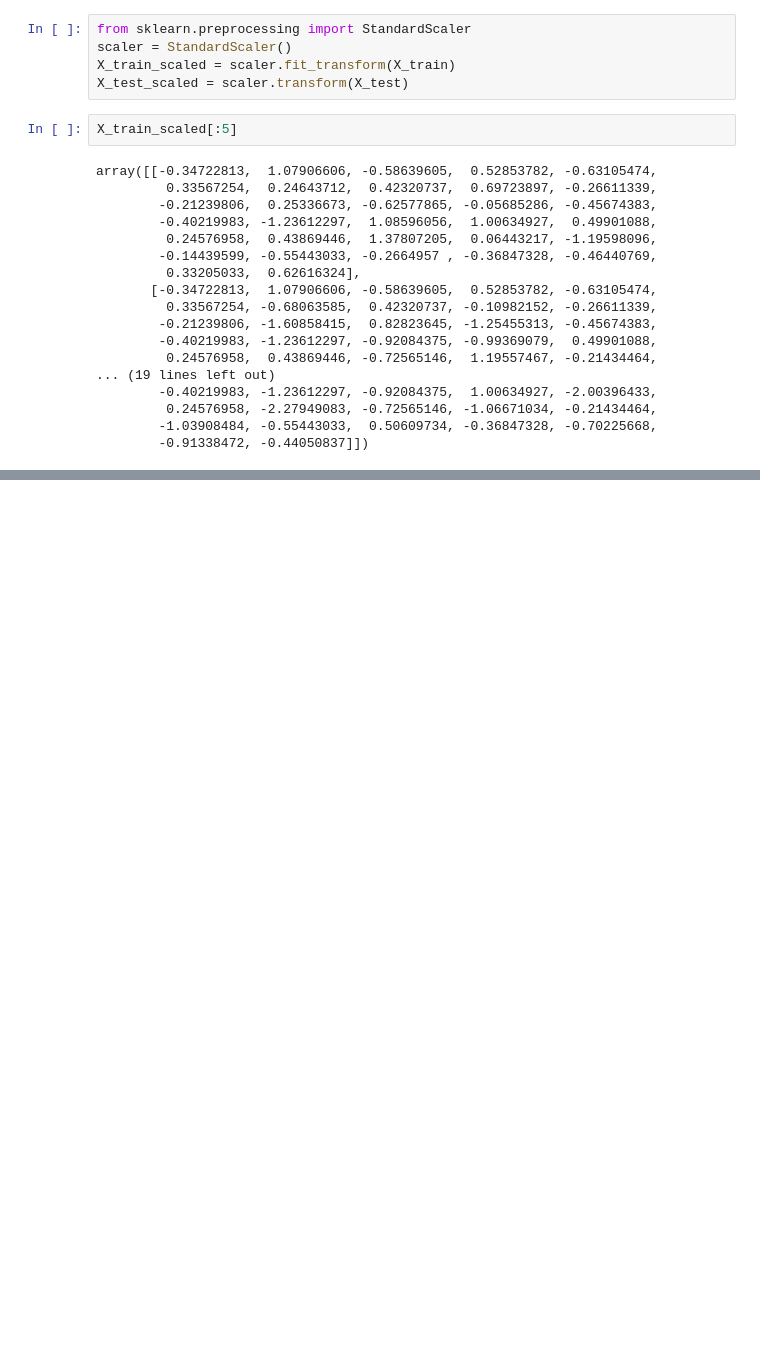
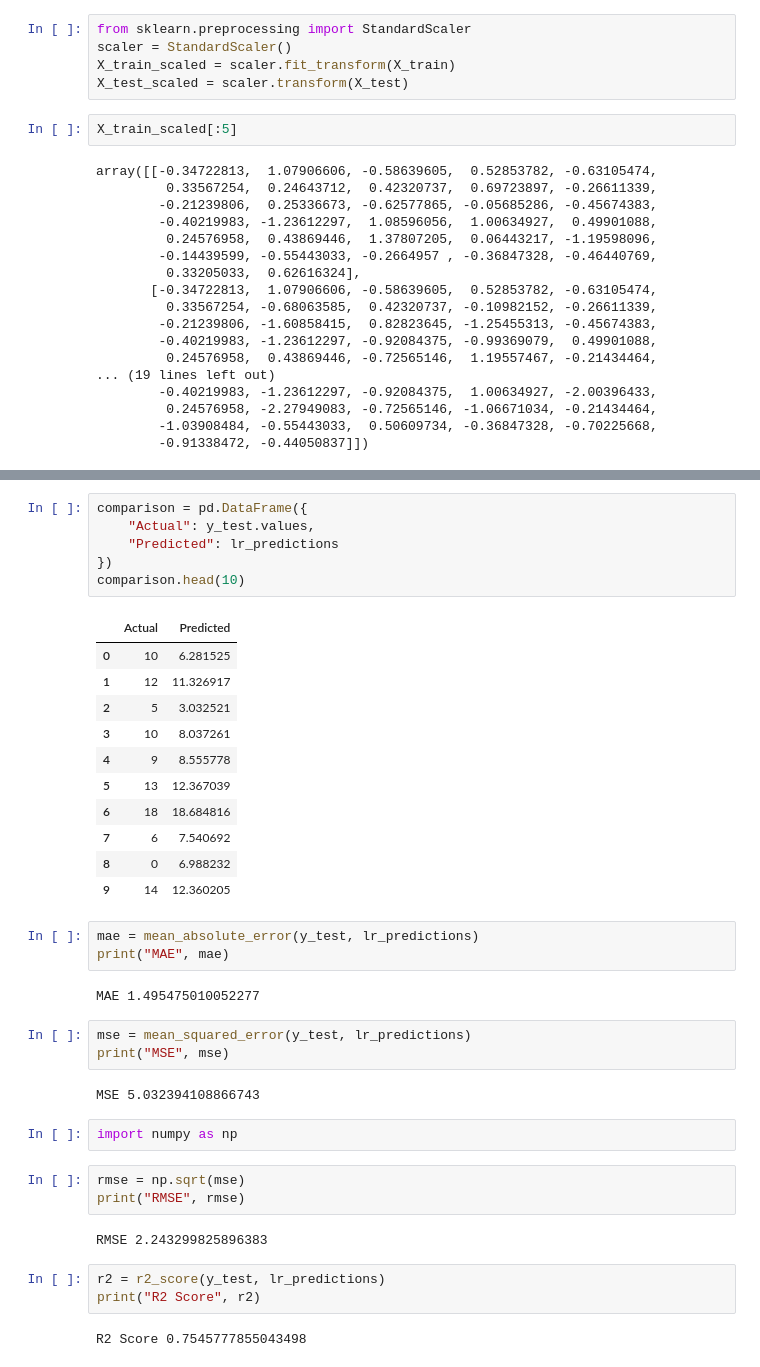
Before and after one commit to Purva-Kakadiya/student-performance-prediction, a Jupyter notebook: notebooks/Student_Performance.ipynb, the cells around one changed output, grey strips where cells are left out. Cells and saved outputs as stored; diff of their text form; blank space fills up the shorter version.

```diff
--- a/notebooks/Student_Performance.ipynb
+++ b/notebooks/Student_Performance.ipynb
@@ -113,0 +131,40 @@ array([[-0.34722813,  1.07906606, -0.58639605,  0.52853782, -0.63105474,
+# %%
+comparison = pd.DataFrame({
+    "Actual": y_test.values,
+    "Predicted": lr_predictions
+})
+comparison.head(10)
+# %% [output]
+|  | Actual | Predicted |
+| 0 | 10 | 6.281525 |
+| 1 | 12 | 11.326917 |
+| 2 | 5 | 3.032521 |
+| 3 | 10 | 8.037261 |
+| 4 | 9 | 8.555778 |
+| 5 | 13 | 12.367039 |
+| 6 | 18 | 18.684816 |
+| 7 | 6 | 7.540692 |
+| 8 | 0 | 6.988232 |
+| 9 | 14 | 12.360205 |
+# %%
+mae = mean_absolute_error(y_test, lr_predictions)
+print("MAE", mae)
+# %% [output]
+MAE 1.495475010052277
+# %%
+mse = mean_squared_error(y_test, lr_predictions)
+print("MSE", mse)
+# %% [output]
+MSE 5.032394108866743
+# %%
+import numpy as np
+# %%
+rmse = np.sqrt(mse)
+print("RMSE", rmse)
+# %% [output]
+RMSE 2.243299825896383
+# %%
+r2 = r2_score(y_test, lr_predictions)
+print("R2 Score", r2)
+# %% [output]
+R2 Score 0.7545777855043498
```
Also changed, not shown: parts of 9 cells of this notebook.
